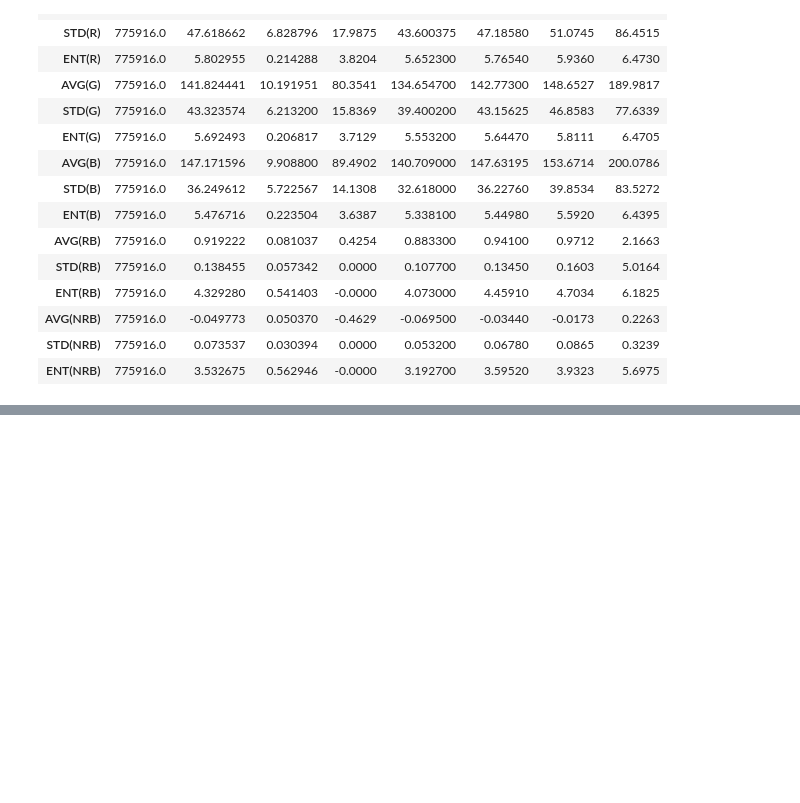
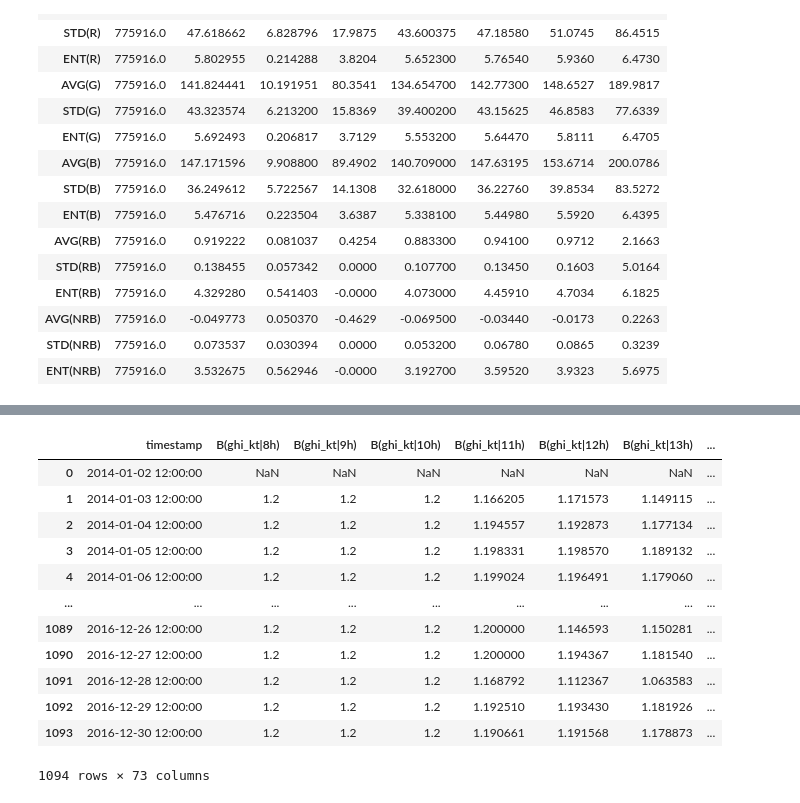
Before and after one commit to Adamouization/Solar-Irradiance-Forecasting, a Jupyter notebook: src/EDA.ipynb, the cells around one changed output, grey strips where cells are left out. Drawn from its saved outputs; the diff is of its cells as text; code cells hidden in the pictures; blank space fills up the shorter version.

```diff
--- a/src/EDA.ipynb
+++ b/src/EDA.ipynb
@@ -173,0 +218,17 @@ pd.read_csv("../data/Folsom_NAM_lat38.579454_lon-121.260320.csv")
+# %%
+df_irradiance_features = pd.read_csv("../data/Irradiance_features_day-ahead.csv", infer_datetime_format=True)
+df_irradiance_features
+# %% [output]
+|  | timestamp | B(ghi_kt|8h) | B(ghi_kt|9h) | B(ghi_kt|10h) | B(ghi_kt|11h) | B(ghi_kt|12h) | B(ghi_kt|13h) | ... |
+| 0 | 2014-01-02 12:00:00 | NaN | NaN | NaN | NaN | NaN | NaN | ... |
+| 1 | 2014-01-03 12:00:00 | 1.2 | 1.2 | 1.2 | 1.166205 | 1.171573 | 1.149115 | ... |
+| 2 | 2014-01-04 12:00:00 | 1.2 | 1.2 | 1.2 | 1.194557 | 1.192873 | 1.177134 | ... |
+| 3 | 2014-01-05 12:00:00 | 1.2 | 1.2 | 1.2 | 1.198331 | 1.198570 | 1.189132 | ... |
+| 4 | 2014-01-06 12:00:00 | 1.2 | 1.2 | 1.2 | 1.199024 | 1.196491 | 1.179060 | ... |
+| ... | ... | ... | ... | ... | ... | ... | ... | ... |
+| 1089 | 2016-12-26 12:00:00 | 1.2 | 1.2 | 1.2 | 1.200000 | 1.146593 | 1.150281 | ... |
+| 1090 | 2016-12-27 12:00:00 | 1.2 | 1.2 | 1.2 | 1.200000 | 1.194367 | 1.181540 | ... |
+| 1091 | 2016-12-28 12:00:00 | 1.2 | 1.2 | 1.2 | 1.168792 | 1.112367 | 1.063583 | ... |
+| 1092 | 2016-12-29 12:00:00 | 1.2 | 1.2 | 1.2 | 1.192510 | 1.193430 | 1.181926 | ... |
+| 1093 | 2016-12-30 12:00:00 | 1.2 | 1.2 | 1.2 | 1.190661 | 1.191568 | 1.178873 | ... |
+1094 rows × 73 columns
```
Also changed, not shown: parts of 14 cells of this notebook, 3 other files.
